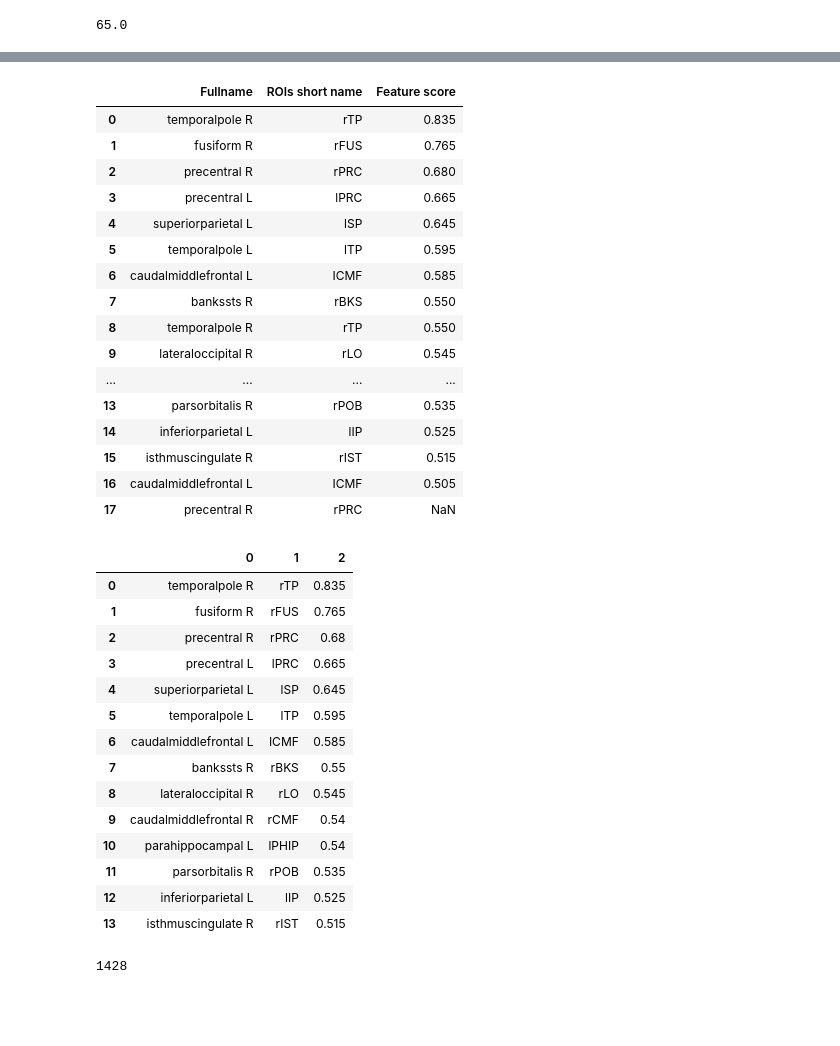
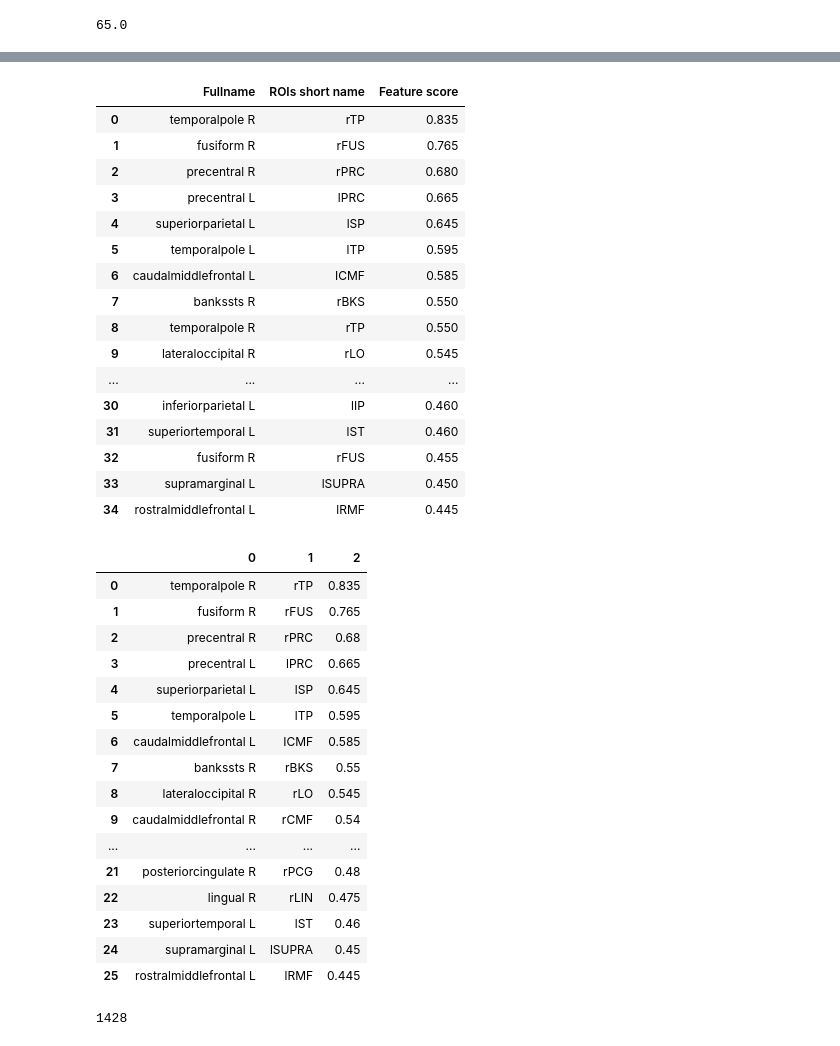
Before and after one commit to msultanmahmud/EEG_Analysis, a Jupyter notebook: Stability_selection_v1/StabilitySelection_clear_Ranking_feat_visual_SV_v7.ipynb, the cells around one changed output, grey strips where cells are left out. Drawn from its saved outputs; the diff is of its cells as text; code cells hidden in the pictures; blank space fills up the shorter version.

```diff
--- a/Stability_selection_v1/StabilitySelection_clear_Ranking_feat_visual_SV_v7.ipynb
+++ b/Stability_selection_v1/StabilitySelection_clear_Ranking_feat_visual_SV_v7.ipynb
@@ -749,7 +751,7 @@ b= sorted(zip(map(lambda x: round(x, 4), clf.scores_), cn), reverse=True)
 # print b
 bb=np.asarray(b)
 # rakfe=bb[bb[:,0]>=Th_2_Bins[4]]
-rakfe=bb[bb[:,0]>=.5]
+rakfe=bb[bb[:,0]>=.4]
 ROIs=rakfe[:,1]%68
 # print ROIs
 # %%
@@ -837,30 +837,30 @@ saa.columns=['short ROIs']
 sToprois=pd.DataFrame(saa.values)
 # print sToprois
 # %%
-nor1=17
+nor1=35
 sc=pd.DataFrame(bb[0:nor1,0])
 sn=pd.concat([Toprois,sToprois,sc],axis=1)
 sn.columns=['Fullname','ROIs short name', ' Feature score'] # sn: score and roi
 # ddd=pd.DataFrame(bb[0:16,0],sToprois)
 sn
 # %% [output]
 |  | Fullname | ROIs short name | Feature score |
 | 0 | temporalpole R | rTP | 0.835 |
 | 1 | fusiform R | rFUS | 0.765 |
 | 2 | precentral R | rPRC | 0.680 |
 | 3 | precentral L | lPRC | 0.665 |
 | 4 | superiorparietal L | lSP | 0.645 |
 | 5 | temporalpole L | lTP | 0.595 |
 | 6 | caudalmiddlefrontal L | ICMF | 0.585 |
 | 7 | bankssts R | rBKS | 0.550 |
 | 8 | temporalpole R | rTP | 0.550 |
 | 9 | lateraloccipital R | rLO | 0.545 |
 | ... | ... | ... | ... |
-| 13 | parsorbitalis R | rPOB | 0.535 |
-| 14 | inferiorparietal L | lIP | 0.525 |
-| 15 | isthmuscingulate R | rIST | 0.515 |
-| 16 | caudalmiddlefrontal L | ICMF | 0.505 |
-| 17 | precentral R | rPRC | NaN |
+| 30 | inferiorparietal L | lIP | 0.460 |
+| 31 | superiortemporal L | lST | 0.460 |
+| 32 | fusiform R | rFUS | 0.455 |
+| 33 | supramarginal L | lSUPRA | 0.450 |
+| 34 | rostralmiddlefrontal L | lRMF | 0.445 |
 # %%
 allrois=sn.drop_duplicates(subset=['Fullname']) # Drop the duplicate name
 alluR=pd.DataFrame(allrois.values) #alluR is the unique ROIs
@@ -877,10 +877,12 @@ alluR
 | 7 | bankssts R | rBKS | 0.55 |
 | 8 | lateraloccipital R | rLO | 0.545 |
 | 9 | caudalmiddlefrontal R | rCMF | 0.54 |
-| 10 | parahippocampal L | lPHIP | 0.54 |
-| 11 | parsorbitalis R | rPOB | 0.535 |
-| 12 | inferiorparietal L | lIP | 0.525 |
-| 13 | isthmuscingulate R | rIST | 0.515 |
+| ... | ... | ... | ... |
+| 21 | posteriorcingulate R | rPCG | 0.48 |
+| 22 | lingual R | rLIN | 0.475 |
+| 23 | superiortemporal L | lST | 0.46 |
+| 24 | supramarginal L | lSUPRA | 0.45 |
+| 25 | rostralmiddlefrontal L | lRMF | 0.445 |
 # %%
 # alluR.to_csv('Top14.csv')
 # %%
```
Also changed, not shown: parts of 15 cells of this notebook, 5 other files.
